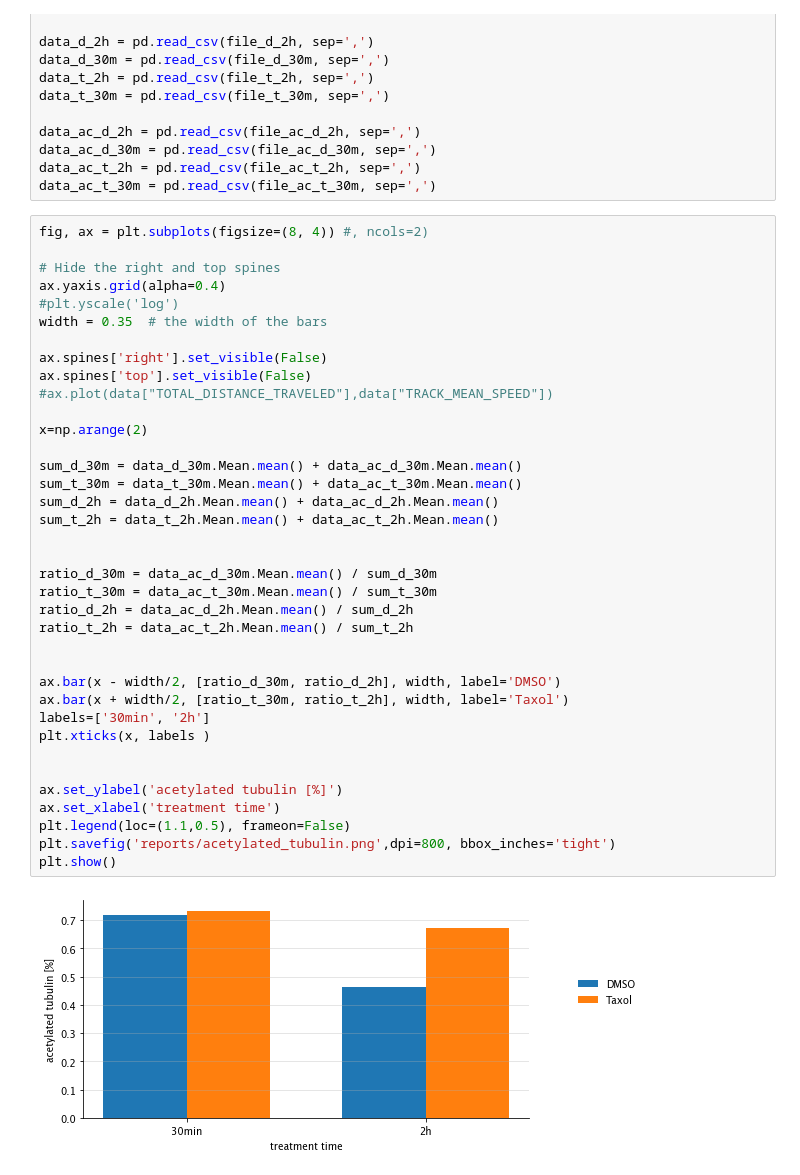
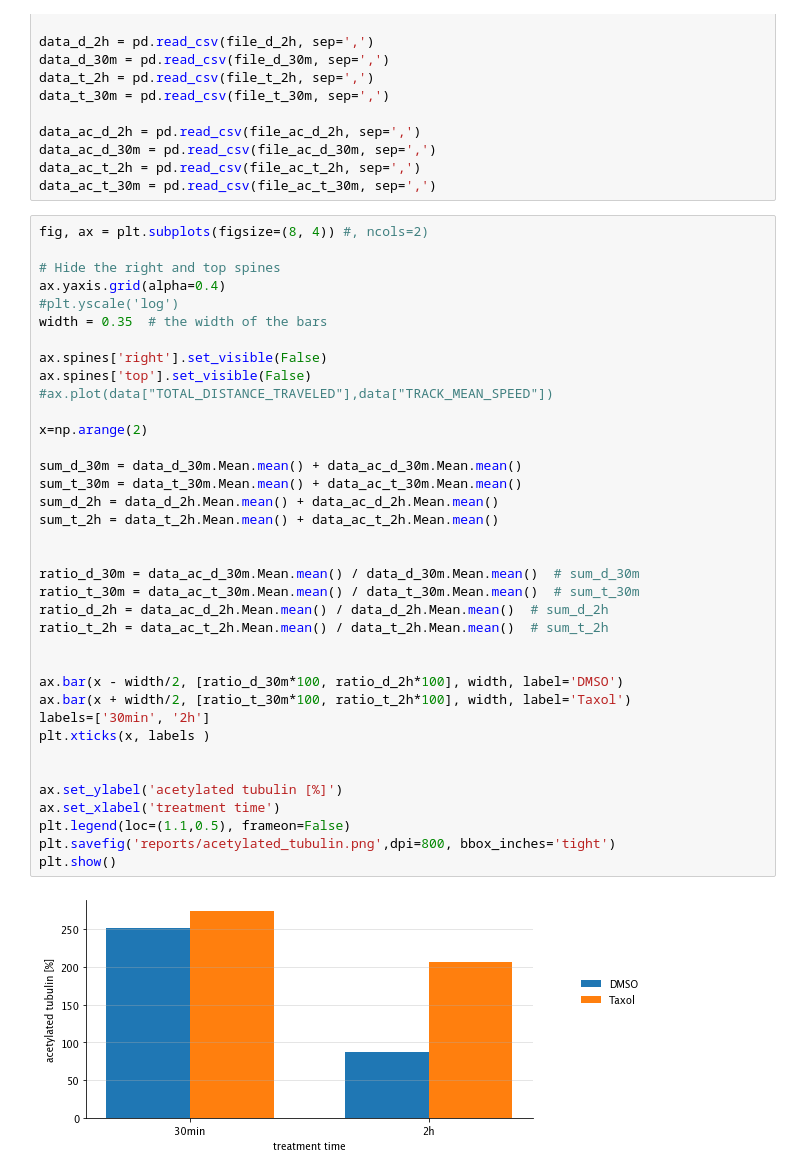
Before and after one commit to Jan-Piotraschke/fachkurs_optobiology, a Jupyter notebook: analysis/acetylated_tubulin.ipynb, the cells around one changed output. Saved outputs shown, nothing was run; the diff lists cells and outputs as text.

```diff
--- a/analysis/acetylated_tubulin.ipynb
+++ b/analysis/acetylated_tubulin.ipynb
@@ -28,37 +28,37 @@ fig, ax = plt.subplots(figsize=(8, 4)) #, ncols=2)
 
 # Hide the right and top spines
 ax.yaxis.grid(alpha=0.4)
 #plt.yscale('log')
 width = 0.35  # the width of the bars
 
 ax.spines['right'].set_visible(False)
 ax.spines['top'].set_visible(False)
 #ax.plot(data["TOTAL_DISTANCE_TRAVELED"],data["TRACK_MEAN_SPEED"])
 
 x=np.arange(2)
 
 sum_d_30m = data_d_30m.Mean.mean() + data_ac_d_30m.Mean.mean()
 sum_t_30m = data_t_30m.Mean.mean() + data_ac_t_30m.Mean.mean()
 sum_d_2h = data_d_2h.Mean.mean() + data_ac_d_2h.Mean.mean()
 sum_t_2h = data_t_2h.Mean.mean() + data_ac_t_2h.Mean.mean()
 
 
-ratio_d_30m = data_ac_d_30m.Mean.mean() / sum_d_30m
-ratio_t_30m = data_ac_t_30m.Mean.mean() / sum_t_30m
-ratio_d_2h = data_ac_d_2h.Mean.mean() / sum_d_2h
-ratio_t_2h = data_ac_t_2h.Mean.mean() / sum_t_2h
+ratio_d_30m = data_ac_d_30m.Mean.mean() / data_d_30m.Mean.mean()  # sum_d_30m
+ratio_t_30m = data_ac_t_30m.Mean.mean() / data_t_30m.Mean.mean()  # sum_t_30m
+ratio_d_2h = data_ac_d_2h.Mean.mean() / data_d_2h.Mean.mean()  # sum_d_2h
+ratio_t_2h = data_ac_t_2h.Mean.mean() / data_t_2h.Mean.mean()  # sum_t_2h
 
 
-ax.bar(x - width/2, [ratio_d_30m, ratio_d_2h], width, label='DMSO')
-ax.bar(x + width/2, [ratio_t_30m, ratio_t_2h], width, label='Taxol')
+ax.bar(x - width/2, [ratio_d_30m*100, ratio_d_2h*100], width, label='DMSO')
+ax.bar(x + width/2, [ratio_t_30m*100, ratio_t_2h*100], width, label='Taxol')
 labels=['30min', '2h']
 plt.xticks(x, labels )
 
 
 ax.set_ylabel('acetylated tubulin [%]')
 ax.set_xlabel('treatment time')
 plt.legend(loc=(1.1,0.5), frameon=False)
 plt.savefig('reports/acetylated_tubulin.png',dpi=800, bbox_inches='tight')
 plt.show()
 # %% [output]
-[figure, old version]
+[figure, new version]
```
Also changed, not shown: 13 other files.
